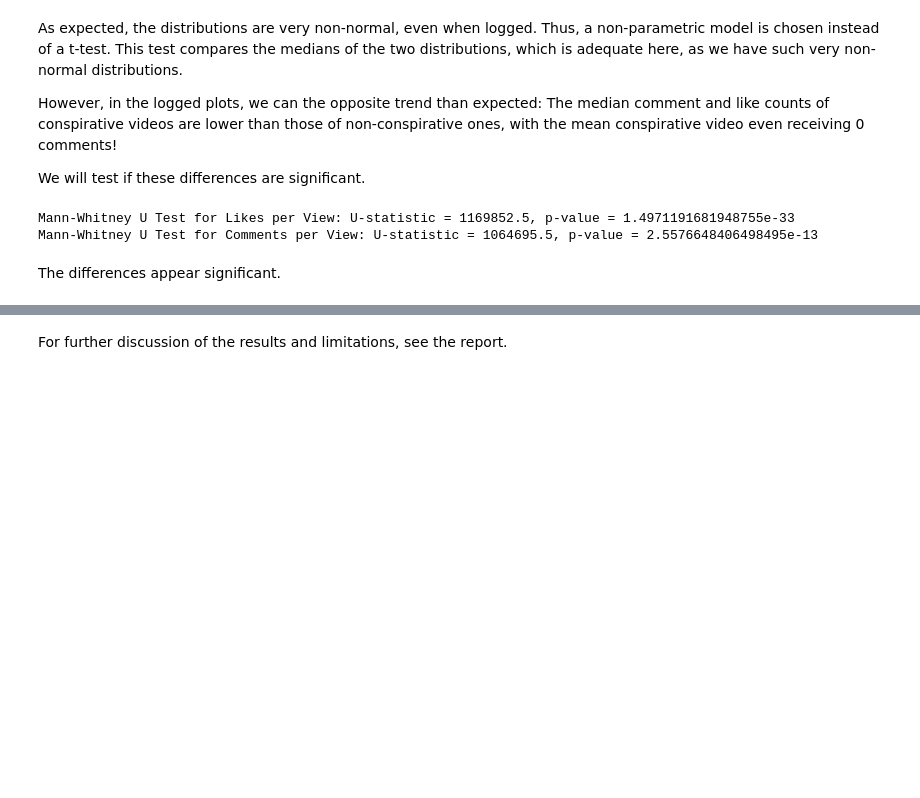
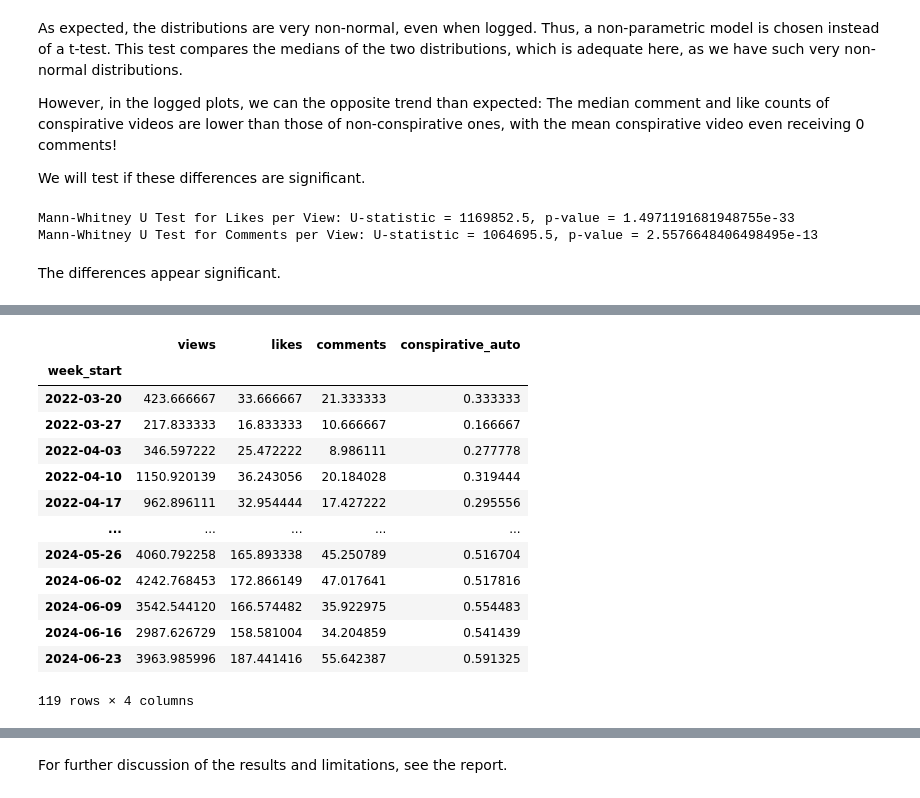
Before and after one commit to julia-king-edu/so-24_smda_project, a Jupyter notebook: 03_analysis.ipynb, the cells around one changed output, grey strips where cells are left out. Saved outputs shown, nothing was run; the diff lists cells and outputs as text; code cells hidden in the pictures; blank space fills up the shorter version.

```diff
--- a/03_analysis.ipynb
+++ b/03_analysis.ipynb
@@ -428,0 +450,21 @@ The differences appear significant.
+# %%
+video_time_df = video_df.groupby("week_start")[["views", "likes", "comments", "conspirative_auto"]].mean()
+
+# normalize data a bit, so i can visualize trends instead of individual outliers
+video_time_df[["views", "likes", "comments", "conspirative_auto"]] = video_time_df[["views", "likes", "comments", "conspirative_auto"]].rolling(window = 5, min_periods = 1).mean()
+video_time_df
+# %% [output]
+|  | views | likes | comments | conspirative_auto |
+| week_start |  |  |  |  |
+| 2022-03-20 | 423.666667 | 33.666667 | 21.333333 | 0.333333 |
+| 2022-03-27 | 217.833333 | 16.833333 | 10.666667 | 0.166667 |
+| 2022-04-03 | 346.597222 | 25.472222 | 8.986111 | 0.277778 |
+| 2022-04-10 | 1150.920139 | 36.243056 | 20.184028 | 0.319444 |
+| 2022-04-17 | 962.896111 | 32.954444 | 17.427222 | 0.295556 |
+| ... | ... | ... | ... | ... |
+| 2024-05-26 | 4060.792258 | 165.893338 | 45.250789 | 0.516704 |
+| 2024-06-02 | 4242.768453 | 172.866149 | 47.017641 | 0.517816 |
+| 2024-06-09 | 3542.544120 | 166.574482 | 35.922975 | 0.554483 |
+| 2024-06-16 | 2987.626729 | 158.581004 | 34.204859 | 0.541439 |
+| 2024-06-23 | 3963.985996 | 187.441416 | 55.642387 | 0.591325 |
+119 rows × 4 columns
```
Also changed, not shown: parts of 5 cells of this notebook, 3 other files.
